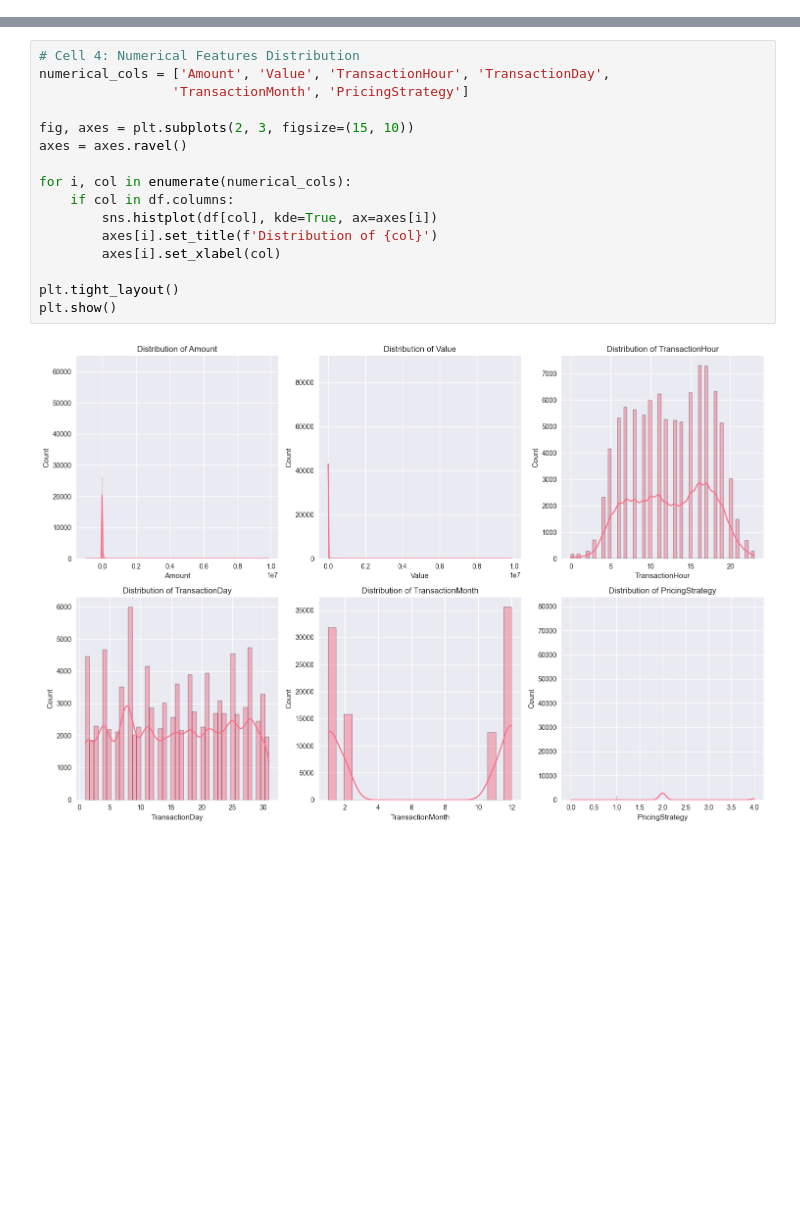
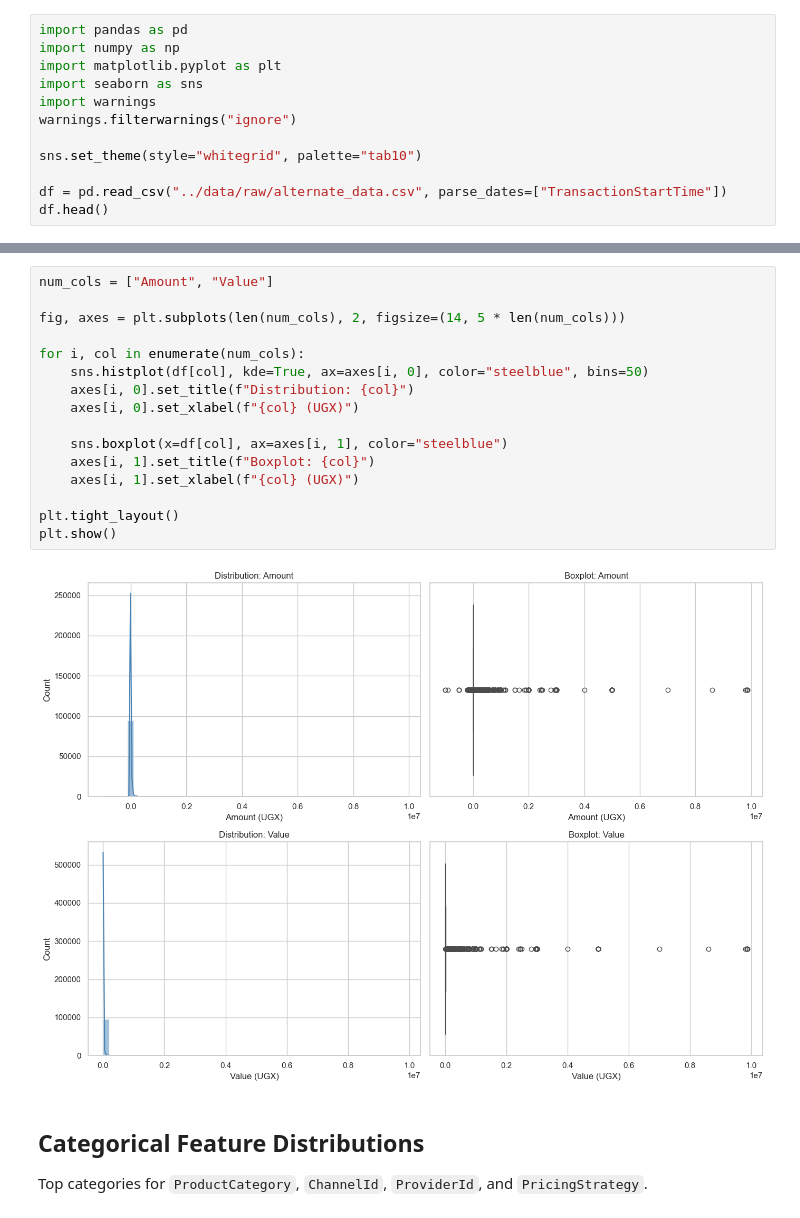
Before and after one commit to MasteryProgram/week-4-credit-risk-model, a Jupyter notebook: notebooks/eda.ipynb, the cells around one changed output, grey strips where cells are left out. Saved outputs shown, nothing was run; the diff lists cells and outputs as text; blank space fills up the shorter version.

```diff
--- a/notebooks/eda.ipynb
+++ b/notebooks/eda.ipynb
@@ -84,0 +13,12 @@ Name: count, dtype: int64
+# %%
+import pandas as pd
+import numpy as np
+import matplotlib.pyplot as plt
+import seaborn as sns
+import warnings
+warnings.filterwarnings("ignore")
+
+sns.set_theme(style="whitegrid", palette="tab10")
+
+df = pd.read_csv("../data/raw/alternate_data.csv", parse_dates=["TransactionStartTime"])
+df.head()
@@ -85,19 +94,22 @@ Name: count, dtype: int64
 # %%
-# Cell 4: Numerical Features Distribution
-numerical_cols = ['Amount', 'Value', 'TransactionHour', 'TransactionDay',
-                 'TransactionMonth', 'PricingStrategy']
+num_cols = ["Amount", "Value"]
 
-fig, axes = plt.subplots(2, 3, figsize=(15, 10))
-axes = axes.ravel()
+fig, axes = plt.subplots(len(num_cols), 2, figsize=(14, 5 * len(num_cols)))
 
-for i, col in enumerate(numerical_cols):
-    if col in df.columns:
-        sns.histplot(df[col], kde=True, ax=axes[i])
-        axes[i].set_title(f'Distribution of {col}')
-        axes[i].set_xlabel(col)
+for i, col in enumerate(num_cols):
+    sns.histplot(df[col], kde=True, ax=axes[i, 0], color="steelblue", bins=50)
+    axes[i, 0].set_title(f"Distribution: {col}")
+    axes[i, 0].set_xlabel(f"{col} (UGX)")
+
+    sns.boxplot(x=df[col], ax=axes[i, 1], color="steelblue")
+    axes[i, 1].set_title(f"Boxplot: {col}")
+    axes[i, 1].set_xlabel(f"{col} (UGX)")
 
 plt.tight_layout()
 plt.show()
 # %% [output]
-[figure, old version]
+[figure, new version]
+# %% [markdown]
+## Categorical Feature Distributions
+Top categories for `ProductCategory`, `ChannelId`, `ProviderId`, and `PricingStrategy`.
 # %%
```
Also changed, not shown: parts of 31 cells of this notebook, 1 other file.
